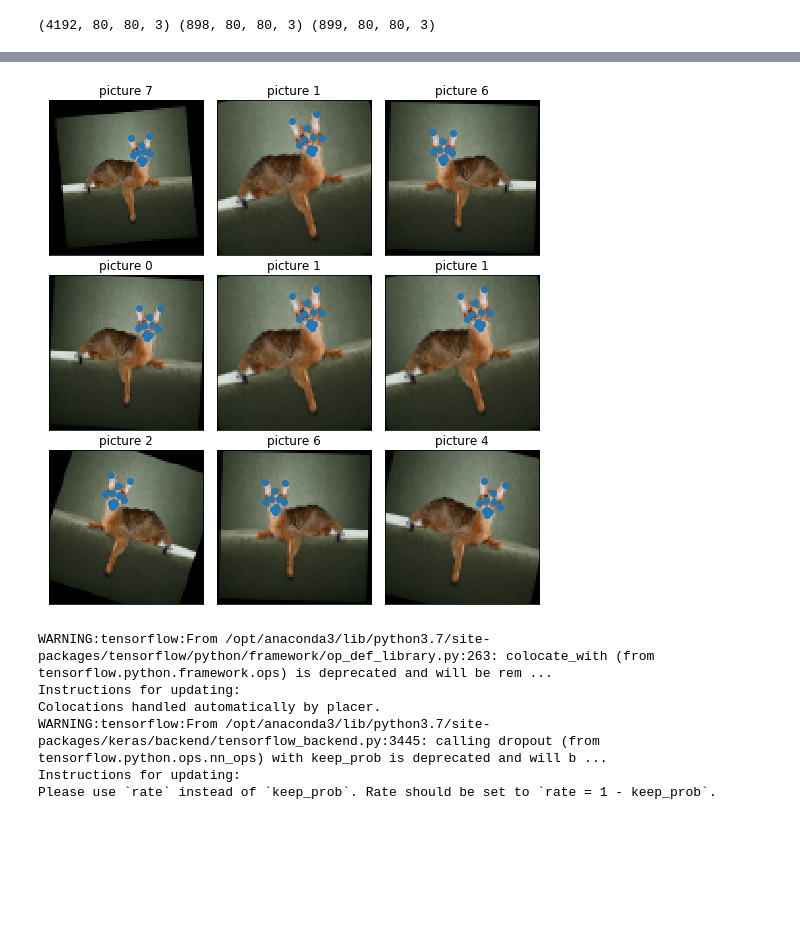
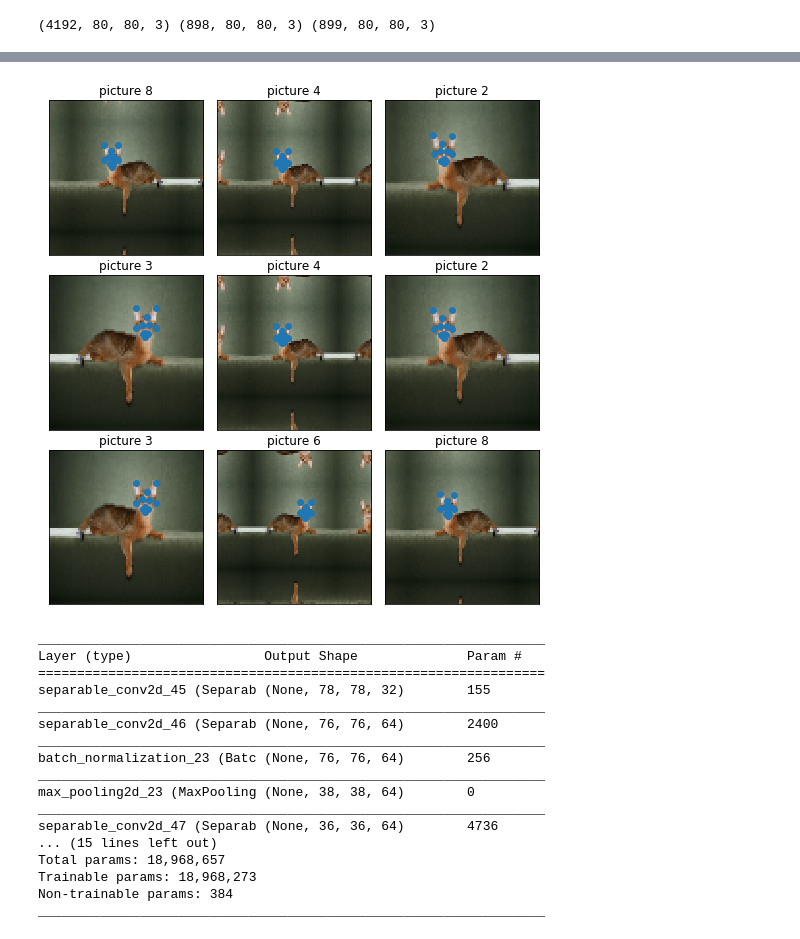
Before and after one commit to HenryDashwood/facial-features-detector, a Jupyter notebook: code/facial_keypoints.ipynb, the cells around one changed output, grey strips where cells are left out. Drawn from its saved outputs; the diff is of its cells as text; code cells hidden in the pictures; blank space fills up the shorter version.

Commit message:
moved functions to python and experiment with models and augs

```diff
--- a/code/facial_keypoints.ipynb
+++ b/code/facial_keypoints.ipynb
@@ -65,43 +50,30 @@ def augment(imgs, kps):
-# %%
-def generator(X, y, batch_size):
-
-    temp_X = X.copy()
-    temp_y = y.copy()
-
-    batch_features = np.zeros((batch_size, target_size, target_size, 3))
-    batch_labels = np.zeros((batch_size, 22))
-
-    while True:
-        indices = np.random.choice(temp_X.shape[0], batch_size)
-
-        ks = temp_y.iloc[indices].values.reshape(batch_size,11,2)
-
-        random_augmented_image, random_augmented_labels = augment(temp_X[indices], ks)
-
-        batch_features = random_augmented_image
-        batch_labels = random_augmented_labels
-
-        batch_features = batch_features / 255
-        batch_labels = pd.DataFrame(batch_labels) / 80
-
-        yield batch_features, batch_labels
 # %%
-for a, b in generator(X[:1], y.iloc[:1], 9):
-
-    plot_labelled_sample(a, b, 80)
-
+for a, b in generator(X[0:1], y.iloc[0:1], 9, target_size):
+    plot_labelled_sample(a, b, target_size)
     break
 # %% [output]
-[figure, old version]
+[figure, new version]
 # %%
 model = MyModel()
+model.summary()
 # %% [output]
-WARNING:tensorflow:From /opt/anaconda3/lib/python3.7/site-packages/tensorflow/python/framework/op_def_library.py:263: colocate_with (from tensorflow.python.framework.ops) is deprecated and will be rem ...
-Instructions for updating:
-Colocations handled automatically by placer.
-WARNING:tensorflow:From /opt/anaconda3/lib/python3.7/site-packages/keras/backend/tensorflow_backend.py:3445: calling dropout (from tensorflow.python.ops.nn_ops) with keep_prob is deprecated and will b ...
-Instructions for updating:
-Please use `rate` instead of `keep_prob`. Rate should be set to `rate = 1 - keep_prob`.
+_________________________________________________________________
+Layer (type)                 Output Shape              Param #
+=================================================================
+separable_conv2d_45 (Separab (None, 78, 78, 32)        155
+_________________________________________________________________
+separable_conv2d_46 (Separab (None, 76, 76, 64)        2400
+_________________________________________________________________
+batch_normalization_23 (Batc (None, 76, 76, 64)        256
+_________________________________________________________________
+max_pooling2d_23 (MaxPooling (None, 38, 38, 64)        0
+_________________________________________________________________
+separable_conv2d_47 (Separab (None, 36, 36, 64)        4736
+... (15 lines left out)
+Total params: 18,968,657
+Trainable params: 18,968,273
+Non-trainable params: 384
+_________________________________________________________________
 # %%
 callbacks_list = [
     keras.callbacks.EarlyStopping(
```
Also changed, not shown: parts of 14 cells of this notebook, 3 other files.
